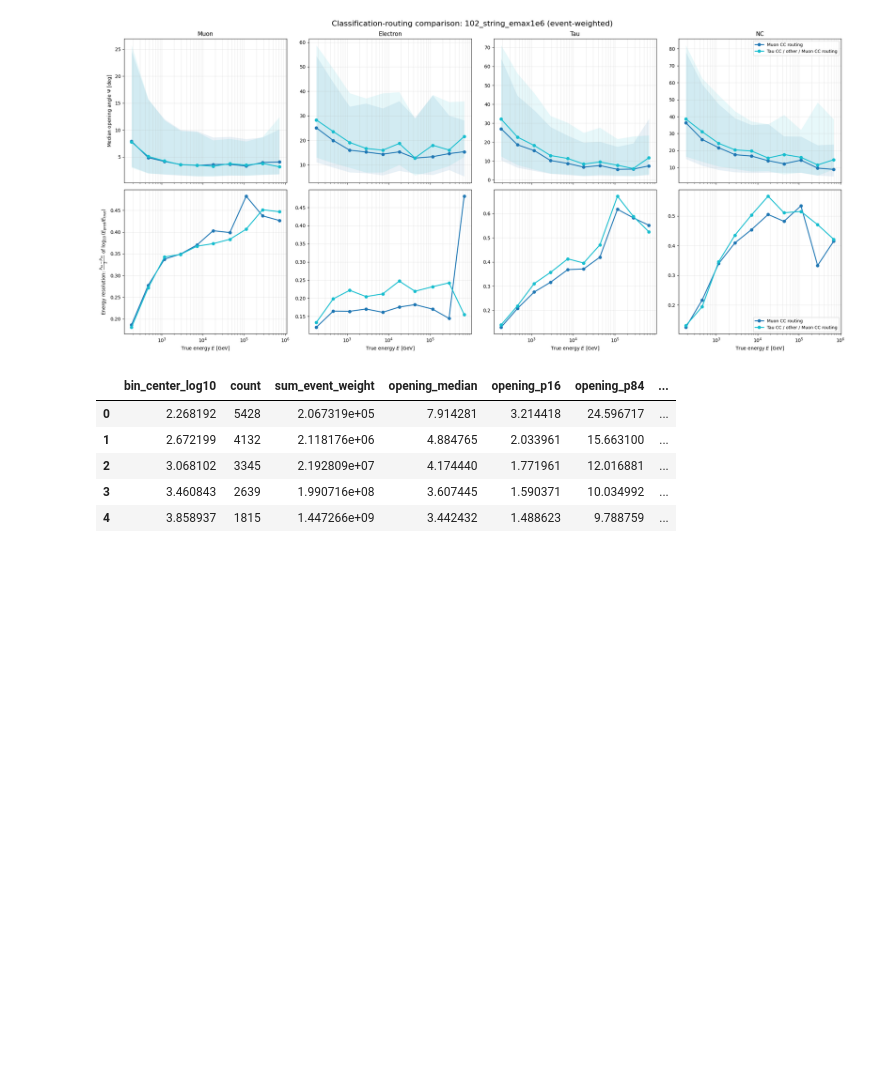
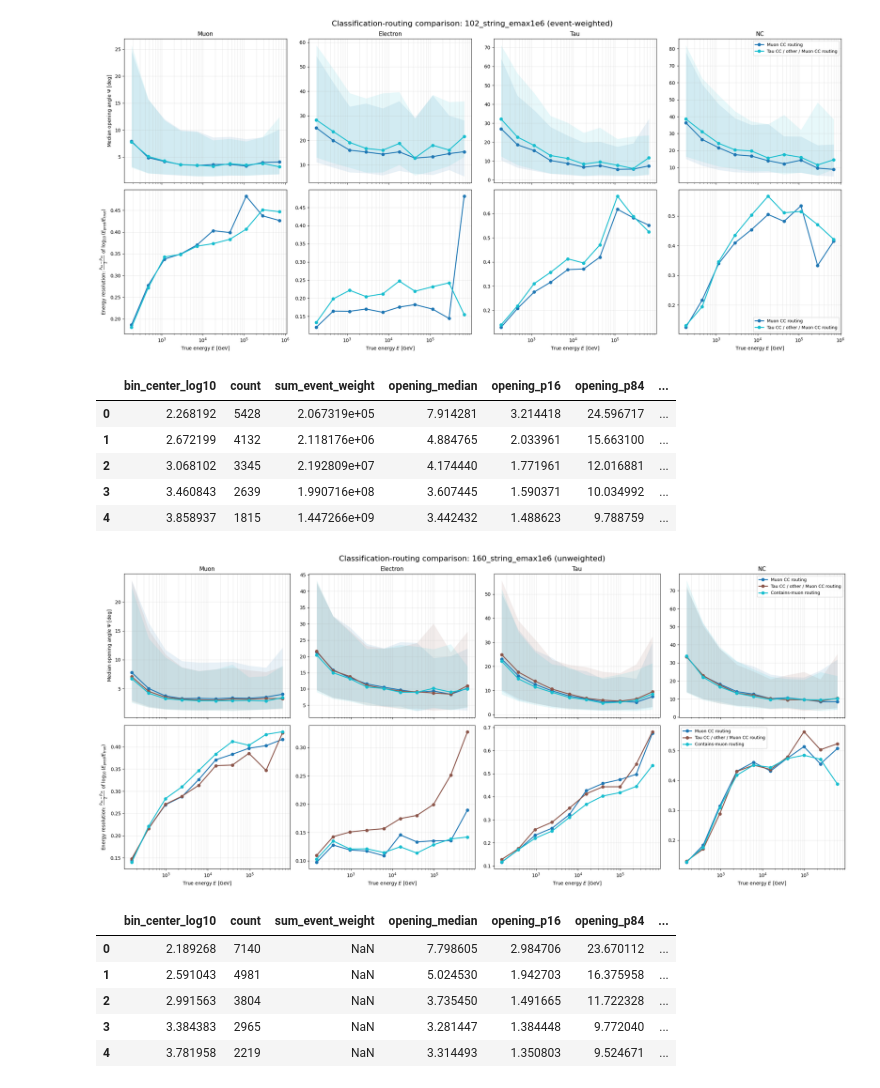
Before and after one commit to kubrabas/Graphnet-Applications, a Jupyter notebook: Results/340StringMC/compare_classification_approaches.ipynb, the cells around one changed output. Drawn from its saved outputs; the diff is of its cells as text; code cells hidden in the pictures; blank space fills up the shorter version.

```diff
--- a/Results/340StringMC/compare_classification_approaches.ipynb
+++ b/Results/340StringMC/compare_classification_approaches.ipynb
@@ -302,3 +302,23 @@ comparison_summary.head()
 | 2 | 3.068102 | 3345 | 2.192809e+07 | 4.174440 | 1.771961 | 12.016881 | ... |
 | 3 | 3.460843 | 2639 | 1.990716e+08 | 3.607445 | 1.590371 | 10.034992 | ... |
 | 4 | 3.858937 | 1815 | 1.447266e+09 | 3.442432 | 1.488623 | 9.788759 | ... |
+# %%
+
+comparison_summary = compare_classification_approaches(
+    geometry="160_string_emax1e6",
+    categories=[
+        "category1_isMuonCC",
+        "category2_tauCC_others_muonCC",
+        "category_3_contains_muon",
+    ],
+    use_event_weight=False,
+)
+comparison_summary.head()
+# %% [output]
+[figure, added]
+|  | bin_center_log10 | count | sum_event_weight | opening_median | opening_p16 | opening_p84 | ... |
+| 0 | 2.189268 | 7140 | NaN | 7.798605 | 2.984706 | 23.670112 | ... |
+| 1 | 2.591043 | 4981 | NaN | 5.024530 | 1.942703 | 16.375958 | ... |
+| 2 | 2.991563 | 3804 | NaN | 3.735450 | 1.491665 | 11.722328 | ... |
+| 3 | 3.384383 | 2965 | NaN | 3.281447 | 1.384448 | 9.772040 | ... |
+| 4 | 3.781958 | 2219 | NaN | 3.314493 | 1.350803 | 9.524671 | ... |
```
Also changed, not shown: parts of 1 cell of this notebook, 4 other files.
